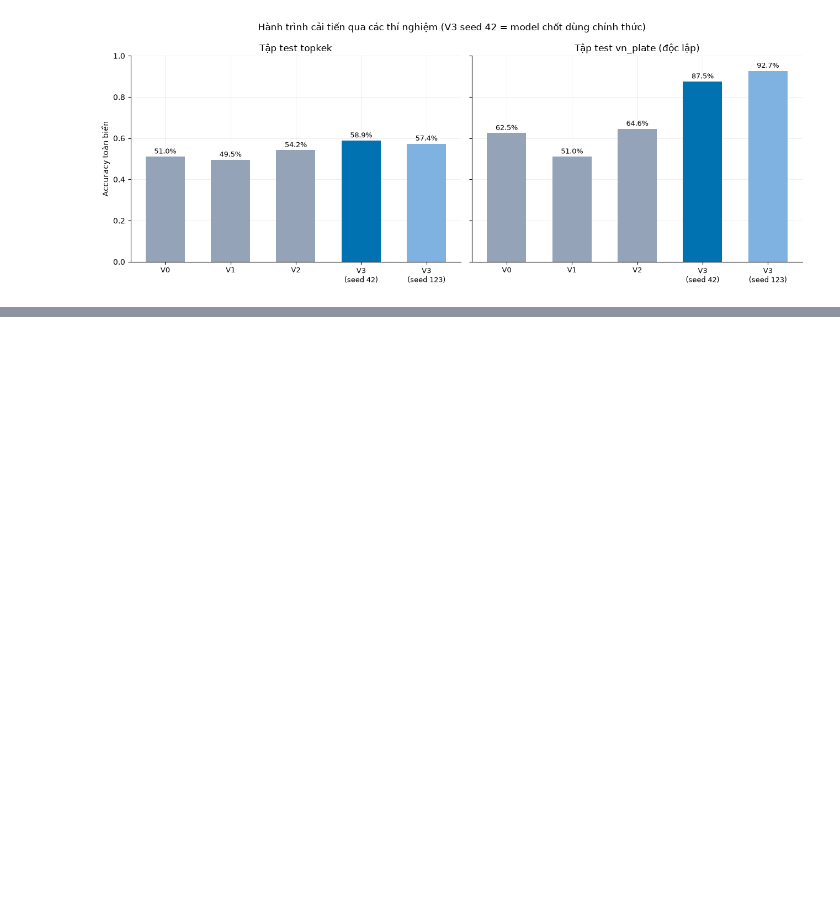
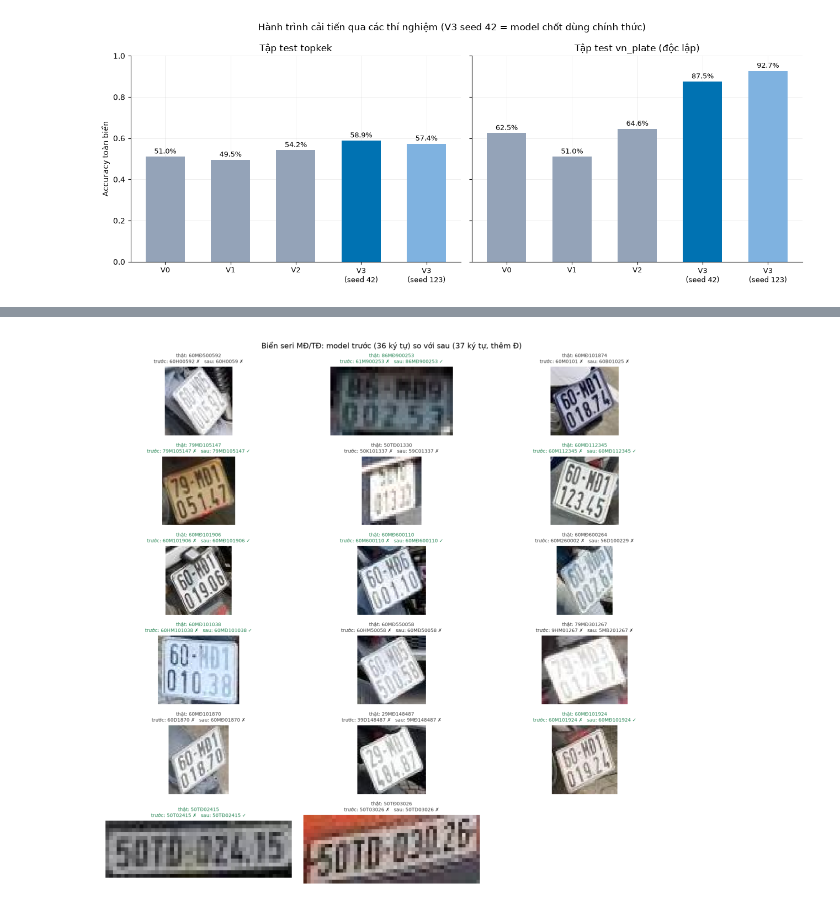
Before and after one commit to UIT-DoAnCuoiKi/UIT2026-DoAnCuoiKi, a Jupyter notebook: src/ml/notebooks/training-report-plate-ocr.ipynb, the cells around one changed output, grey strips where cells are left out. Saved outputs shown, nothing was run; the diff lists cells and outputs as text; code cells hidden in the pictures; blank space fills up the shorter version.

```diff
--- a/src/ml/notebooks/training-report-plate-ocr.ipynb
+++ b/src/ml/notebooks/training-report-plate-ocr.ipynb
@@ -285,0 +359,10 @@ Accuracy toàn biển qua từng vòng cải tiến
+# %%
+from matplotlib import image as mpimg
+
+fig_path = REPO_ROOT / "docs" / "report" / "figures" / "plate_ocr_dplates_before_after.png"
+fig, ax = plt.subplots(figsize=(15, 18))
+ax.imshow(mpimg.imread(fig_path))
+ax.axis("off")
+plt.show()
+# %% [output]
+[figure, added]
```
Also changed, not shown: parts of 6 cells of this notebook, 24 other files.
